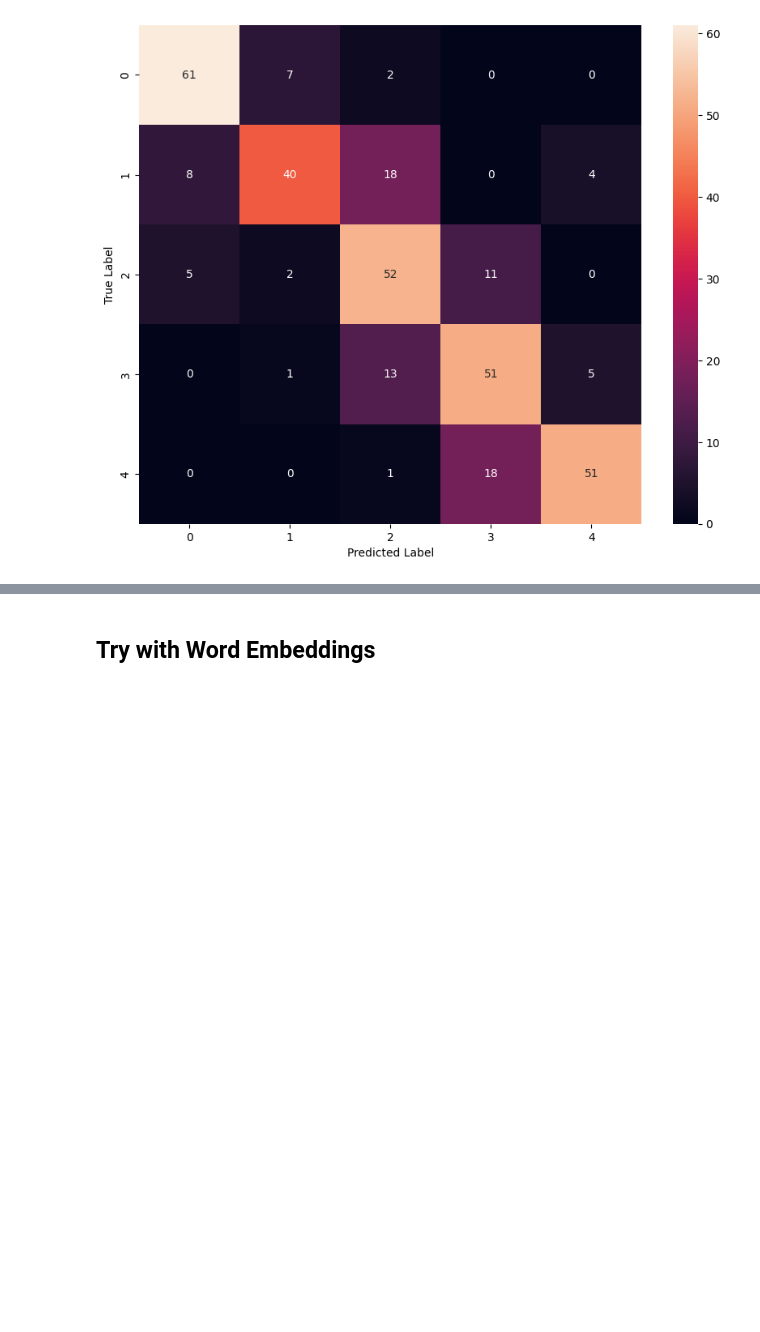
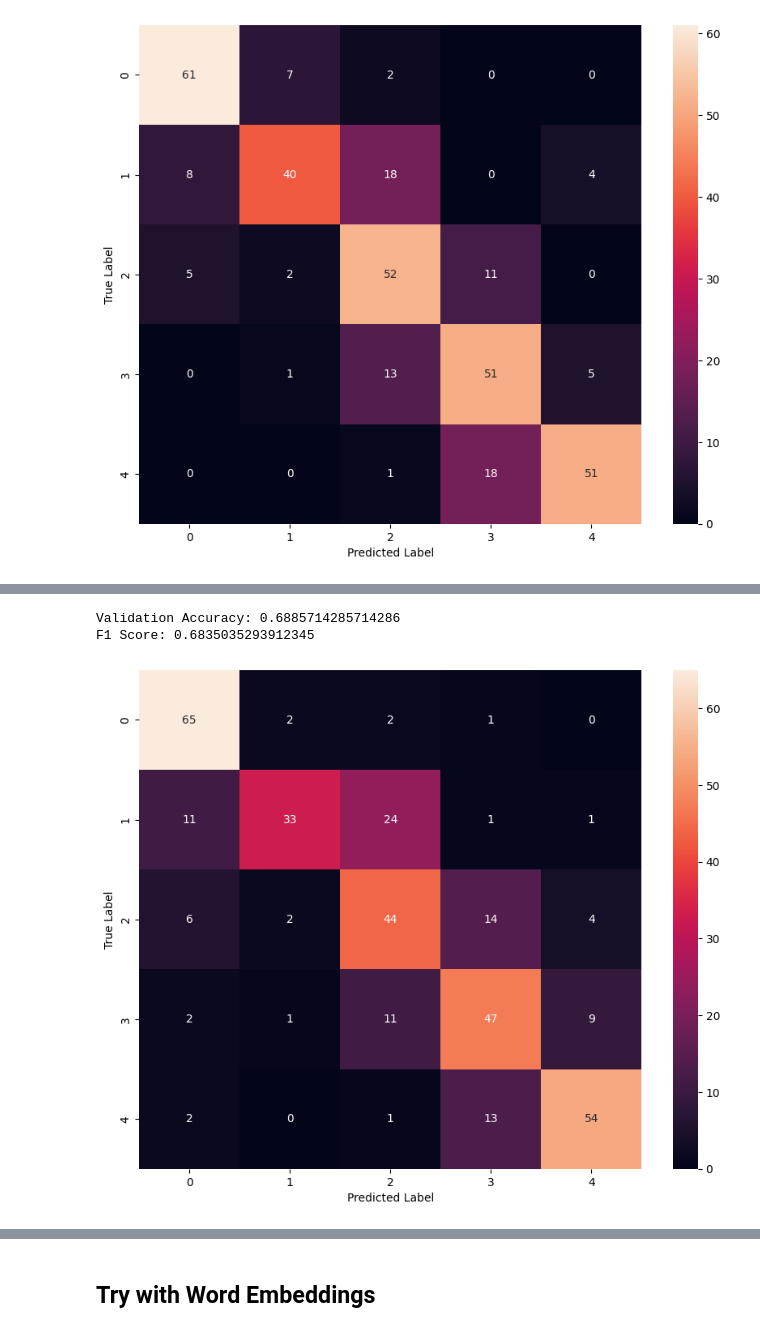
Before and after one commit to aaronespasa/review2rating, a Jupyter notebook: part1/Review2Rating.ipynb, the cells around one changed output, grey strips where cells are left out. Cells and saved outputs as stored; diff of their text form; code cells hidden in the pictures; blank space fills up the shorter version.

```diff
--- a/part1/Review2Rating.ipynb
+++ b/part1/Review2Rating.ipynb
@@ -1006,0 +1043,6 @@ plt.show()
+# %%
+for X_batch, y_batch in val_loader:
+    y_pred = clf.predict(X_batch.numpy())
+    y_true = y_batch.numpy()
+    y_pred_val.extend(y_pred)
+    y_true_val.extend(y_true)
@@ -1006,0 +1054,32 @@ plt.show()
+# %%
+print(f'Validation Accuracy: {accuracy}\nF1 Score: {f1}')
+# %% [output]
+Validation Accuracy: 0.6885714285714286
+F1 Score: 0.6835035293912345
+# %%
+all_preds = []
+all_labels = []
+# %%
+for X_batch, y_batch in test_loader:
+    # Get a batch, predict the rating and save the prediction and the true value
+    y_pred = clf.predict(X_batch.numpy())
+    all_preds.extend(y_pred.tolist())
+    all_labels.extend(y_batch.numpy().tolist())
+# %%
+if len(np.unique(all_labels)) == 5:
+    matrix_labels = [0, 1, 2, 3, 4]
+elif len(np.unique(all_labels)) == 3:
+    matrix_labels = [0, 2, 1]
+    # Column order changed to improve interpretabilty of the matrix:
+    # 0 -> Negative, 2 -> Neutral, 1 -> Positive
+
+
+conf_matrix = confusion_matrix(all_labels, all_preds, labels=matrix_labels)
+# %%
+plt.figure(figsize=(10,8))
+sns.heatmap(conf_matrix, annot=True, fmt="d", xticklabels=matrix_labels, yticklabels=matrix_labels)
+plt.xlabel('Predicted Label')
+plt.ylabel('True Label')
+plt.show()
+# %% [output]
+[figure, added]
```
Also changed, not shown: parts of 17 cells of this notebook, 3 other files.
